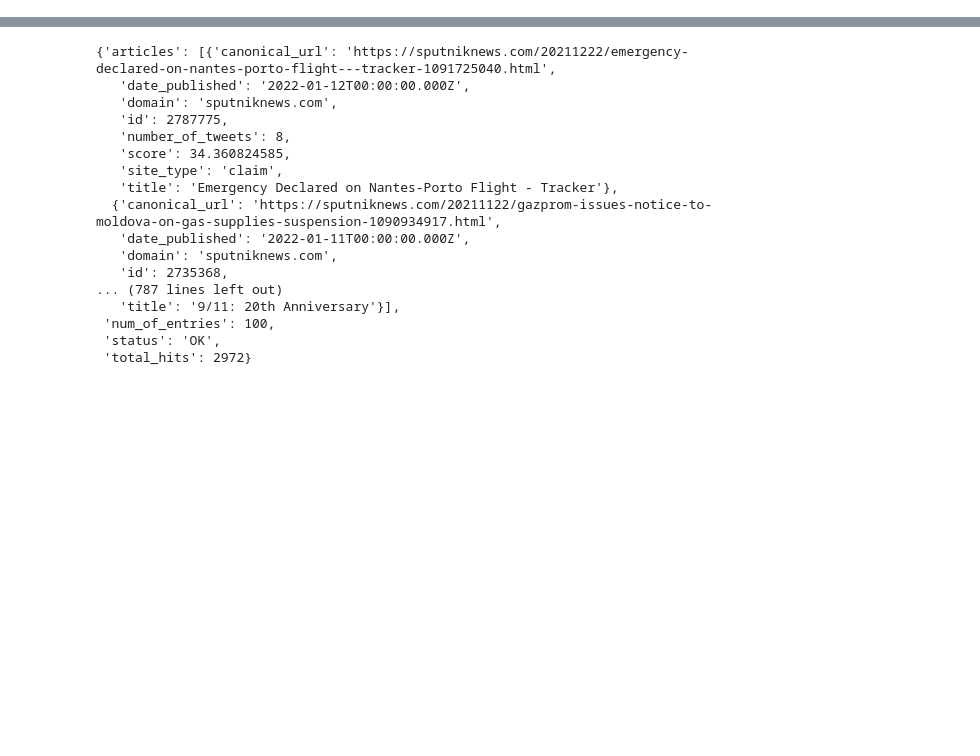
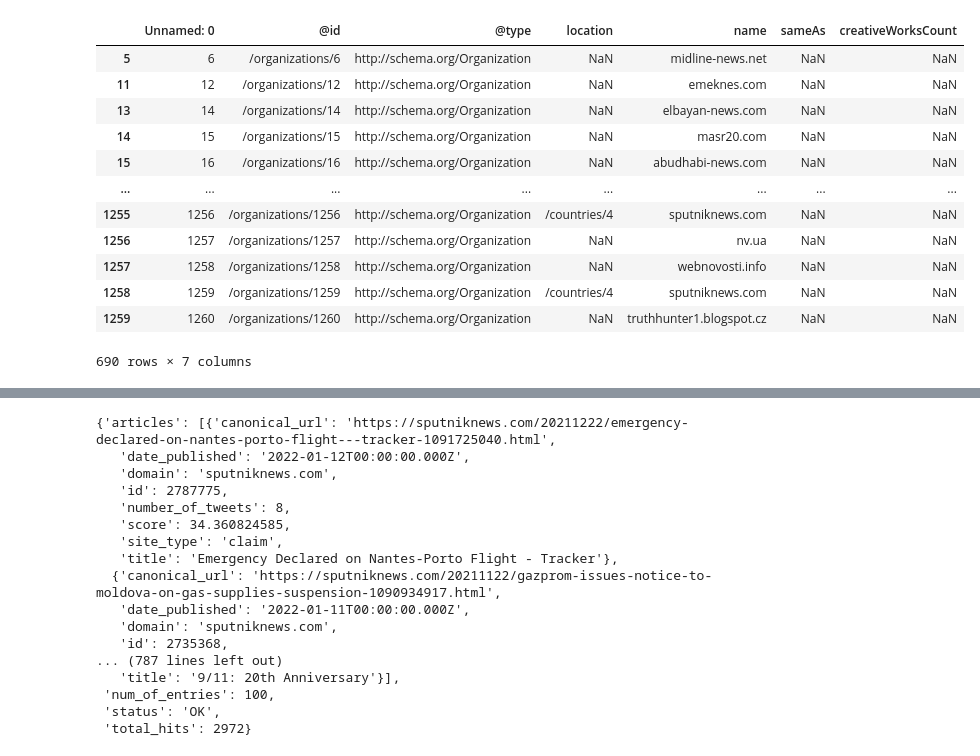
Before and after one commit to ethan-grinberg/misinformation-cluster-analysis, a Jupyter notebook: notebooks/3-ebg-graph-exploration.ipynb, the cells around one changed output, grey strips where cells are left out. Drawn from its saved outputs; the diff is of its cells as text; code cells hidden in the pictures; blank space fills up the shorter version.

```diff
--- a/notebooks/3-ebg-graph-exploration.ipynb
+++ b/notebooks/3-ebg-graph-exploration.ipynb
@@ -13,3 +14,21 @@ tweets = pd.read_csv("../data/raw/article_tweets.csv")
 claims = pd.read_pickle("../data/external/combined_data.pkl")
 keywords = pd.read_csv("../data/external/all_keywords.csv")
 organizations = pd.read_csv("../data/external/all_organisations.csv")
+# %%
+domains = organizations.loc[organizations.name.str.contains("\.")].copy()
+# %%
+domains
+# %% [output]
+|  | Unnamed: 0 | @id | @type | location | name | sameAs | creativeWorksCount |
+| 5 | 6 | /organizations/6 | http://schema.org/Organization | NaN | midline-news.net | NaN | NaN |
+| 11 | 12 | /organizations/12 | http://schema.org/Organization | NaN | emeknes.com | NaN | NaN |
+| 13 | 14 | /organizations/14 | http://schema.org/Organization | NaN | elbayan-news.com | NaN | NaN |
+| 14 | 15 | /organizations/15 | http://schema.org/Organization | NaN | masr20.com | NaN | NaN |
+| 15 | 16 | /organizations/16 | http://schema.org/Organization | NaN | abudhabi-news.com | NaN | NaN |
+| ... | ... | ... | ... | ... | ... | ... | ... |
+| 1255 | 1256 | /organizations/1256 | http://schema.org/Organization | /countries/4 | sputniknews.com | NaN | NaN |
+| 1256 | 1257 | /organizations/1257 | http://schema.org/Organization | NaN | nv.ua | NaN | NaN |
+| 1257 | 1258 | /organizations/1258 | http://schema.org/Organization | NaN | webnovosti.info | NaN | NaN |
+| 1258 | 1259 | /organizations/1259 | http://schema.org/Organization | /countries/4 | sputniknews.com | NaN | NaN |
+| 1259 | 1260 | /organizations/1260 | http://schema.org/Organization | NaN | truthhunter1.blogspot.cz | NaN | NaN |
+690 rows × 7 columns
```
Also changed, not shown: parts of 6 cells of this notebook.
